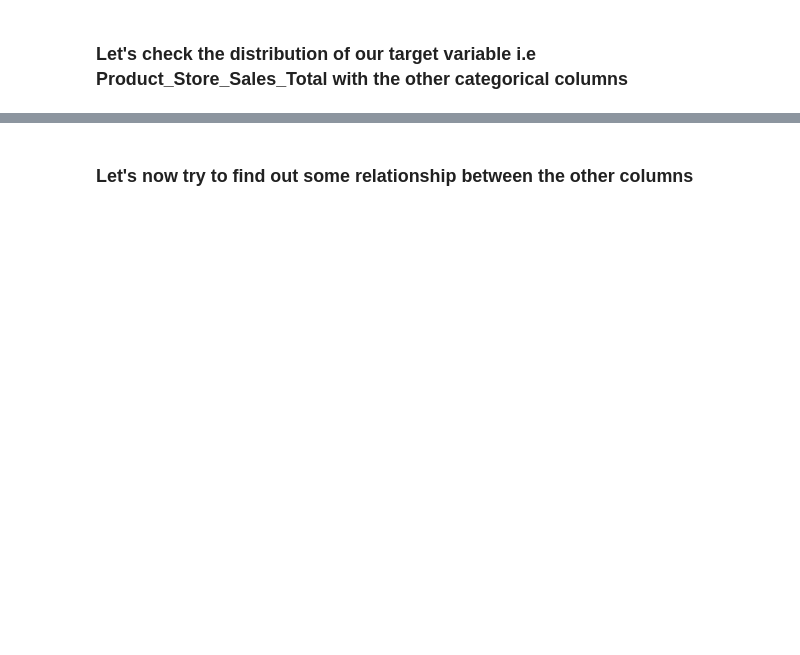
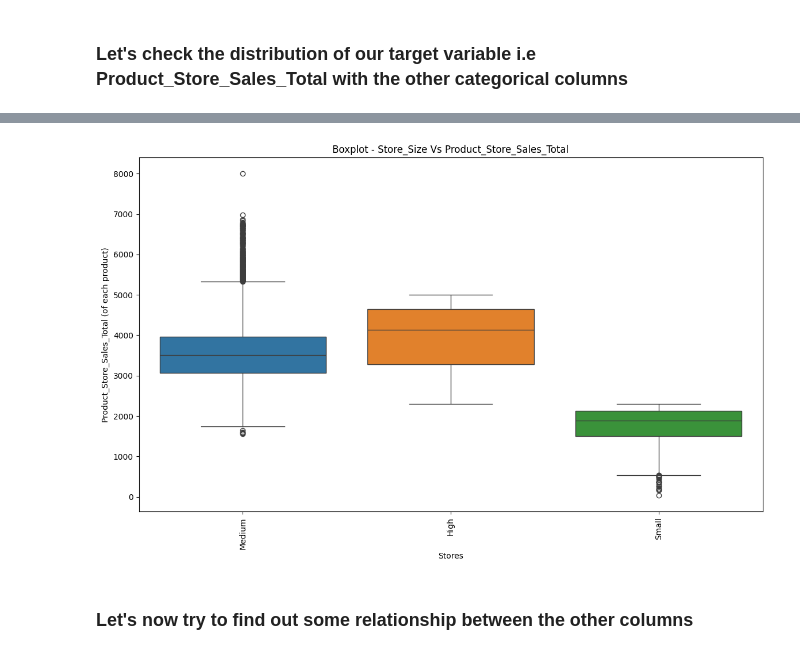
Before and after one commit to Mark5484/sales-forecast-lowcode, a Jupyter notebook: Low_Code_SuperKart_Model_Deployment.ipynb, the cells around one changed output, grey strips where cells are left out. Drawn from its saved outputs; the diff is of its cells as text; code cells hidden in the pictures; blank space fills up the shorter version.

```diff
--- a/Low_Code_SuperKart_Model_Deployment.ipynb
+++ b/Low_Code_SuperKart_Model_Deployment.ipynb
@@ -501,11 +505,13 @@ plt.show()
 # %%
 plt.figure(figsize=[14, 8])
-sns.boxplot(data = data, x = "_____", y = "_____", hue = "_____") #Complet the code to plot the boxplot with x as Store_Size , y as Product_Store_Sales_Total and hue as Store_Size
+sns.boxplot(data = data, x = "Store_Size", y = "Product_Store_Sales_Total", hue = "Store_Size") #Complet the code to plot the boxplot with x as Store_Size , y as Product_Store_Sales_Total and hue as Store_Size
 plt.xticks(rotation=90)
 plt.title("Boxplot - Store_Size Vs Product_Store_Sales_Total")
 plt.xlabel("Stores")
 plt.ylabel("Product_Store_Sales_Total (of each product)")
 plt.show()
+# %% [output]
+[figure, added]
 # %% [markdown]
 ### **Let's now try to find out some relationship between the other columns**
 # %%
```
Also changed, not shown: parts of 7 cells of this notebook.
